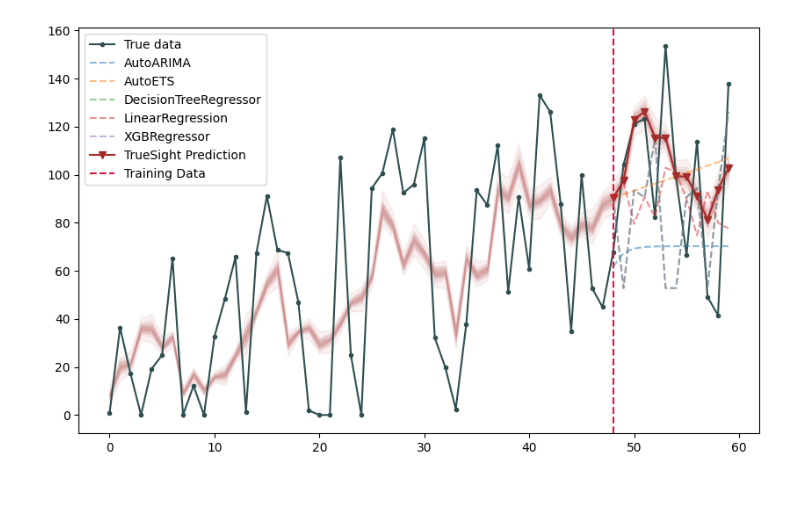
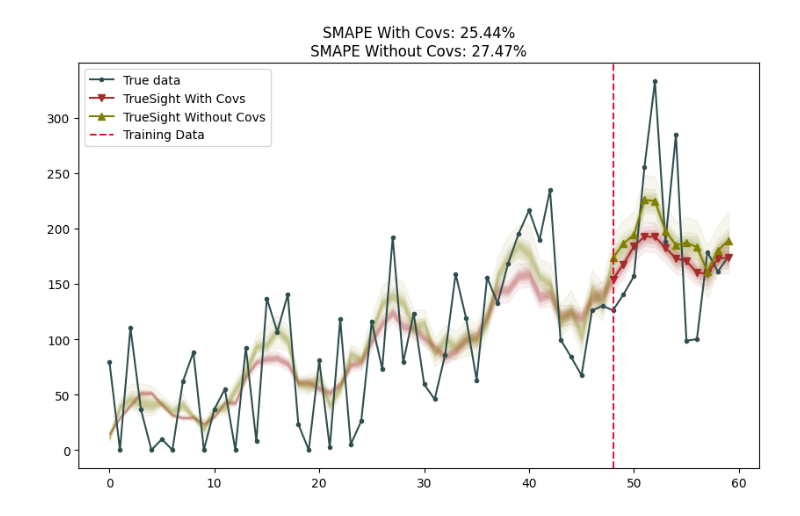
Before and after one commit to renanklehm/true-sight, a Jupyter notebook: h_synthetic.ipynb, the cells around one changed output. Saved outputs shown, nothing was run; the diff lists cells and outputs as text; code cells hidden in the pictures.

```diff
--- a/h_synthetic.ipynb
+++ b/h_synthetic.ipynb
@@ -31,7 +31,6 @@ models = [
     ModelWrapper(AutoETS, horizon=forecast_horizon, season_length=season_length),
     ModelWrapper(AutoARIMA, horizon=forecast_horizon, season_length=season_length),
     ModelWrapper(DecisionTreeRegressor, horizon=forecast_horizon, alias="DecisionTreeRegressor"),
-    ModelWrapper(XGBRegressor, horizon=forecast_horizon, alias="XGBRegressor")
 ]
 
 preprocessor = Preprocessor(df)
@@ -54,13 +74,13 @@ X_train_nocov = X_train[-1:]
 X_val_nocov = X_val[-1:]
 
 optimizer = tf.keras.optimizers.Adam(learning_rate=0.0001)
-ts_nocov = TrueSight(models_nocov, num_time_steps, filter_size = 256, context_size = 512, hidden_size = 1024, dropout_rate = 0.1)
+ts_nocov = TrueSight(models_nocov, num_time_steps, filter_size = 256, context_size = 512, hidden_size = 1024, dropout_rate = 0.5)
 ts_nocov.compile(optimizer=optimizer, loss='mse')
 
 ts_nocov.fit(
     x = X_train_nocov, y = Y_train,
     validation_data = [X_val_nocov, Y_val],
-    batch_size = 32,
+    batch_size = 16,
     epochs = 1000,
     verbose = False,
     callbacks = callbacks,
@@ -72,19 +89,0 @@ ts_nocov.save_weights('nocov.h5')
-# %%
-models_wcov = models.copy()
-X_train_wcov = X_train.copy()
-X_val_wcov = X_val.copy()
-
-optimizer = tf.keras.optimizers.Adam(learning_rate=0.0001)
-ts_wcov= TrueSight(models_wcov, num_time_steps, filter_size = 256, context_size = 512, hidden_size = 1024, dropout_rate = 0.1)
-ts_wcov.compile(optimizer=optimizer, loss='mse')
-
-ts_wcov.fit(
-    x = X_train_wcov, y = Y_train,
-    validation_data = [X_val_wcov, Y_val],
-    batch_size = 32,
-    epochs = 1000,
-    verbose = False,
-    callbacks = callbacks,
-)
-ts_wcov.plot_training_history()
-ts_wcov.save_weights('ts_wcov.h5')
@@ -96,26 +93,36 @@ yhat_wcov = ts_wcov.predict(X_val_wcov, n_repeats = 100, n_quantiles = 15, verbo
 # %%
 from matplotlib import pyplot as plt
 idx = np.random.randint(0, len(yhat_nocov))
 true = Y_val[idx]
 pred_wcov = yhat_wcov[:,idx]
+pred_nocov = yhat_nocov[:,idx]
 _, ax = plt.subplots(figsize=(10, 6), dpi=100)
 
 ax.plot(true, ".-", color = "darkslategray", label = "True data")
 for i in range(pred_wcov.shape[0] // 2):
     if (i == 0):
         ax.fill_between(np.arange(0, num_time_steps), pred_wcov[-i-1], pred_wcov[i], alpha = 0.5 / (pred_wcov.shape[0] / 2), color = "brown")
     else:
         ax.fill_between(np.arange(0, num_time_steps), pred_wcov[-i-1], pred_wcov[i], alpha = 0.5 / (pred_wcov.shape[0] / 2), color = "brown")
 
-for model_id, model in enumerate(models[:-1]):
-    ax.plot(np.arange(num_time_steps - forecast_horizon, num_time_steps), X_val[model_id][idx], "--", label = model, alpha = 0.5)
+for i in range(pred_nocov.shape[0] // 2):
+    if (i == 0):
+        ax.fill_between(np.arange(0, num_time_steps), pred_nocov[-i-1], pred_nocov[i], alpha = 0.5 / (pred_nocov.shape[0] / 2), color = "olive")
+    else:
+        ax.fill_between(np.arange(0, num_time_steps), pred_nocov[-i-1], pred_nocov[i], alpha = 0.5 / (pred_nocov.shape[0] / 2), color = "olive")
 
-ax.plot(np.arange(num_time_steps - forecast_horizon, num_time_steps), pred_wcov.mean(axis=0)[-forecast_horizon:], "v-", label = "TrueSight Prediction", color = "brown")
+#for model_id, model in enumerate(models[:-1]):
+#    ax.plot(np.arange(num_time_steps - forecast_horizon, num_time_steps), X_val[model_id][idx], "--", label = model, alpha = 0.5)
+
+ax.plot(np.arange(num_time_steps - forecast_horizon, num_time_steps), pred_wcov.mean(axis=0)[-forecast_horizon:], "v-", label = "TrueSight With Covs", color = "brown")
+ax.plot(np.arange(num_time_steps - forecast_horizon, num_time_steps), pred_nocov.mean(axis=0)[-forecast_horizon:], "^-", label = "TrueSight Without Covs", color = "olive")
 ax.axvline(num_time_steps - forecast_horizon, linestyle = "--", color = 'crimson', label = 'Training Data')
+plt.title(f"SMAPE With Covs: {smape(true[-forecast_horizon:], pred_wcov.mean(axis=0)[-forecast_horizon:])*100:.2f}%\n"
+          f"SMAPE Without Covs: {smape(true[-forecast_horizon:], pred_nocov.mean(axis=0)[-forecast_horizon:])*100:.2f}%")
 plt.legend()
 plt.show()
 # %% [output]
-[figure, old version]
+[figure, new version]
 # %%
 evaluator_wcov = Evaluator(X_val, Y_val, yhat_wcov, ids_val)
 evaluator_wcov.evaluate_prediction(evaluators = [smape, mape, mse, rmse, mae], return_mean = True)
```
Also changed, not shown: parts of 10 cells of this notebook, 1 other file.
